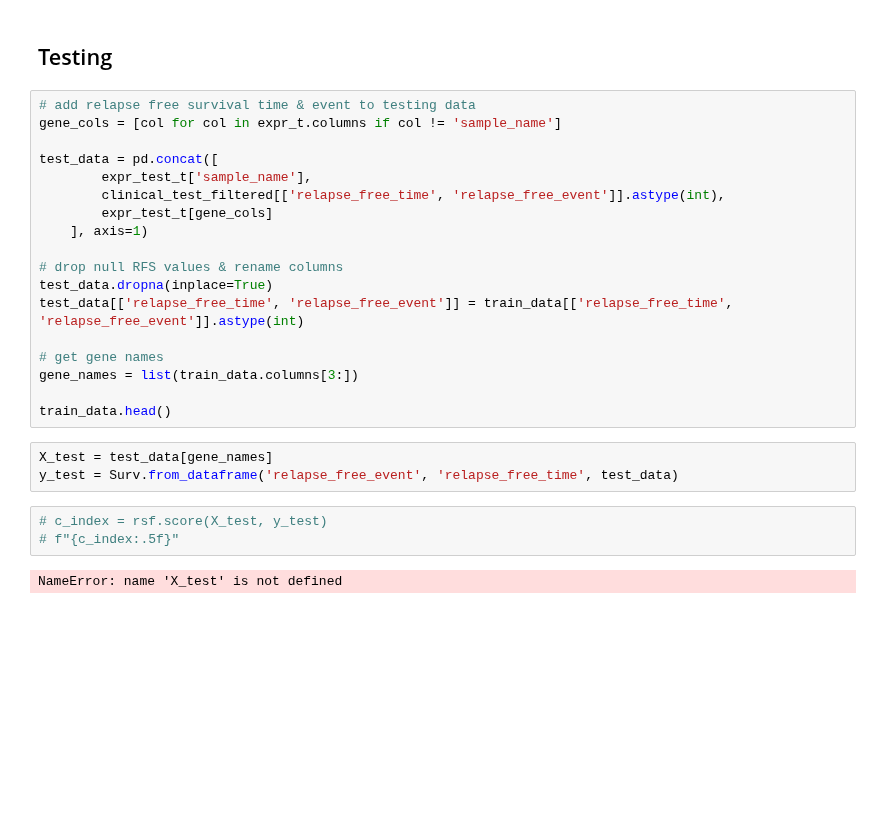
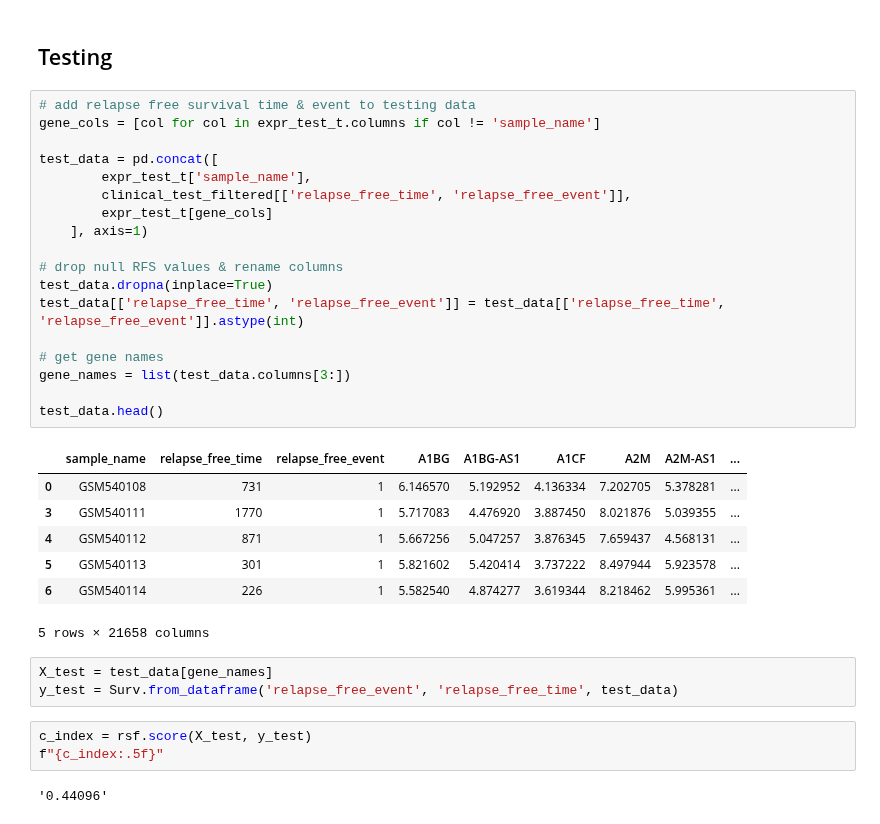
Before and after one commit to ramyap06/KongLab-ImmuneMLSurvivalAnalysis, a Jupyter notebook: src/random_survival_forests.ipynb, the cells around one changed output. Saved outputs shown, nothing was run; the diff lists cells and outputs as text; blank space fills up the shorter version.

```diff
--- a/src/random_survival_forests.ipynb
+++ b/src/random_survival_forests.ipynb
@@ -102,27 +101,35 @@ RandomSurvivalForest(min_samples_leaf=15, min_samples_split=10,
 ## Testing
 # %%
 # add relapse free survival time & event to testing data
-gene_cols = [col for col in expr_t.columns if col != 'sample_name']
+gene_cols = [col for col in expr_test_t.columns if col != 'sample_name']
 
 test_data = pd.concat([
         expr_test_t['sample_name'],
-        clinical_test_filtered[['relapse_free_time', 'relapse_free_event']].astype(int),
+        clinical_test_filtered[['relapse_free_time', 'relapse_free_event']],
         expr_test_t[gene_cols]
     ], axis=1)
 
 # drop null RFS values & rename columns
 test_data.dropna(inplace=True)
-test_data[['relapse_free_time', 'relapse_free_event']] = train_data[['relapse_free_time', 'relapse_free_event']].astype(int)
+test_data[['relapse_free_time', 'relapse_free_event']] = test_data[['relapse_free_time', 'relapse_free_event']].astype(int)
 
 # get gene names
-gene_names = list(train_data.columns[3:])
+gene_names = list(test_data.columns[3:])
 
-train_data.head()
+test_data.head()
+# %% [output]
+|  | sample_name | relapse_free_time | relapse_free_event | A1BG | A1BG-AS1 | A1CF | A2M | A2M-AS1 | ... |
+| 0 | GSM540108 | 731 | 1 | 6.146570 | 5.192952 | 4.136334 | 7.202705 | 5.378281 | ... |
+| 3 | GSM540111 | 1770 | 1 | 5.717083 | 4.476920 | 3.887450 | 8.021876 | 5.039355 | ... |
+| 4 | GSM540112 | 871 | 1 | 5.667256 | 5.047257 | 3.876345 | 7.659437 | 4.568131 | ... |
+| 5 | GSM540113 | 301 | 1 | 5.821602 | 5.420414 | 3.737222 | 8.497944 | 5.923578 | ... |
+| 6 | GSM540114 | 226 | 1 | 5.582540 | 4.874277 | 3.619344 | 8.218462 | 5.995361 | ... |
+5 rows × 21658 columns
 # %%
 X_test = test_data[gene_names]
 y_test = Surv.from_dataframe('relapse_free_event', 'relapse_free_time', test_data)
 # %%
-# c_index = rsf.score(X_test, y_test)
-# f"{c_index:.5f}"
+c_index = rsf.score(X_test, y_test)
+f"{c_index:.5f}"
 # %% [output]
-NameError: name 'X_test' is not defined
+'0.44096'
```
Also changed, not shown: parts of 3 cells of this notebook.
